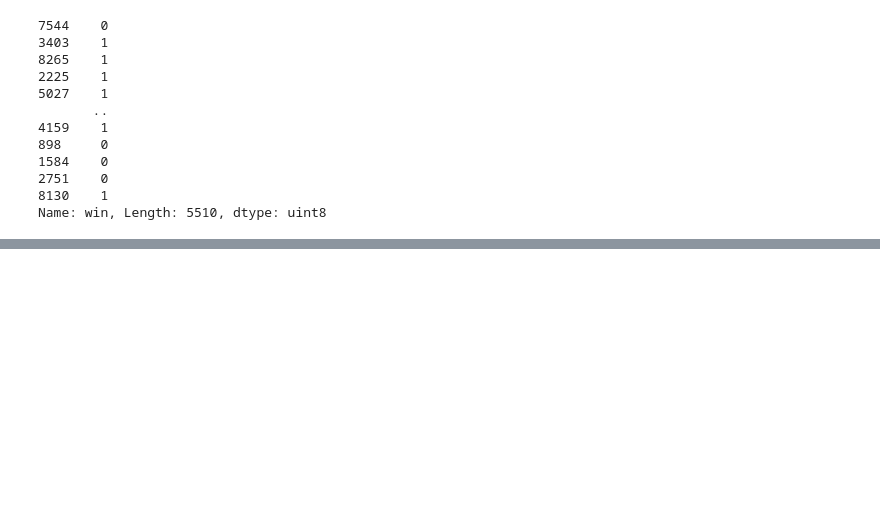
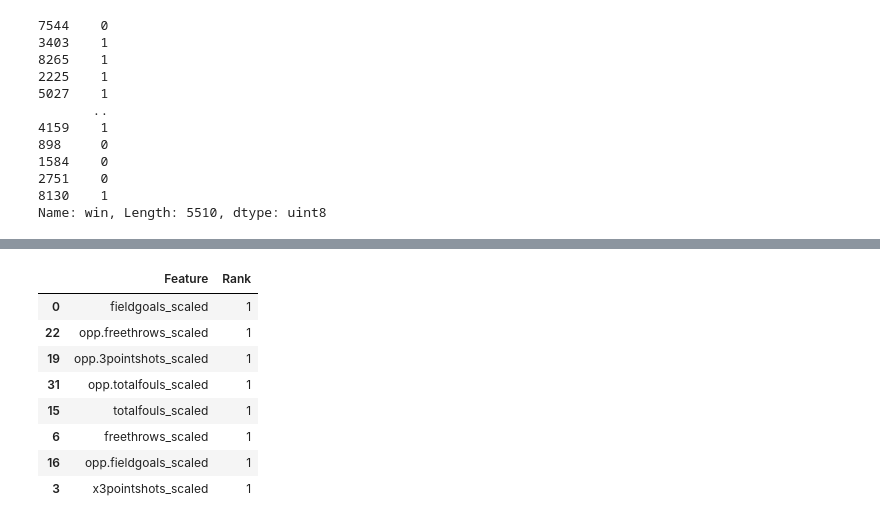
Before and after one commit to george887/NBA_stats, a Jupyter notebook: explore.ipynb, the cells around one changed output, grey strips where cells are left out. Saved outputs shown, nothing was run; the diff lists cells and outputs as text; code cells hidden in the pictures; blank space fills up the shorter version.

Commit message:
Starting models

```diff
--- a/explore.ipynb
+++ b/explore.ipynb
@@ -379,40 +380,3 @@ y_train
 2751    0
 8130    1
 Name: win, Length: 5510, dtype: uint8
-# %%
-def rfe_ranker(train):
-    '''
-    Uses Recursive Feature Elimination (RFE) to rank the given features in order of their usefulness in
-    predicting a win with a linear regression model.
-    '''
-    # creating linear regression object
-    lm = LinearRegression()
-
-    # fitting linear regression model to features
-    lm.fit(train_scaled, y_train)
-
-    # creating recursive feature elimination object and specifying to rank 5 of the best features
-    rfe = RFE(lm, 5)
-
-    # using rfe object to transform features
-    x_rfe = rfe.fit_transform(train_scaled, y_train)
-
-    feature_mask = rfe.support_
-
-    # creating train df for rfe object
-    rfe_train = train_scaled
-
-    # creating list of the top features per rfe
-    rfe_features = rfe_train.loc[:,feature_mask].columns.tolist()
-
-    # creating ranked list
-    feature_ranks = rfe.ranking_
-
-    # creating list of feature names
-    feature_names = rfe_train.columns.tolist()
-
-    # create df that contains all features and their ranks
-    rfe_ranks_df = pd.DataFrame({'Feature': feature_names, 'Rank': feature_ranks})
-
-    # return df sorted by rank
-    return rfe_ranks_df.sort_values('Rank')
@@ -433,2 +393,15 @@ rfe_ranker(train_scaled).head(10)
+# %%
+rank = rfe_ranker(train_scaled,y_train, k=8)
+rank.head(8)
+# %% [output]
+|  | Feature | Rank |
+| 0 | fieldgoals_scaled | 1 |
+| 22 | opp.freethrows_scaled | 1 |
+| 19 | opp.3pointshots_scaled | 1 |
+| 31 | opp.totalfouls_scaled | 1 |
+| 15 | totalfouls_scaled | 1 |
+| 6 | freethrows_scaled | 1 |
+| 16 | opp.fieldgoals_scaled | 1 |
+| 3 | x3pointshots_scaled | 1 |
 # %%
 from sklearn.feature_selection import SelectKBest, f_regression
```
Also changed, not shown: parts of 18 cells of this notebook, 1 other file.
